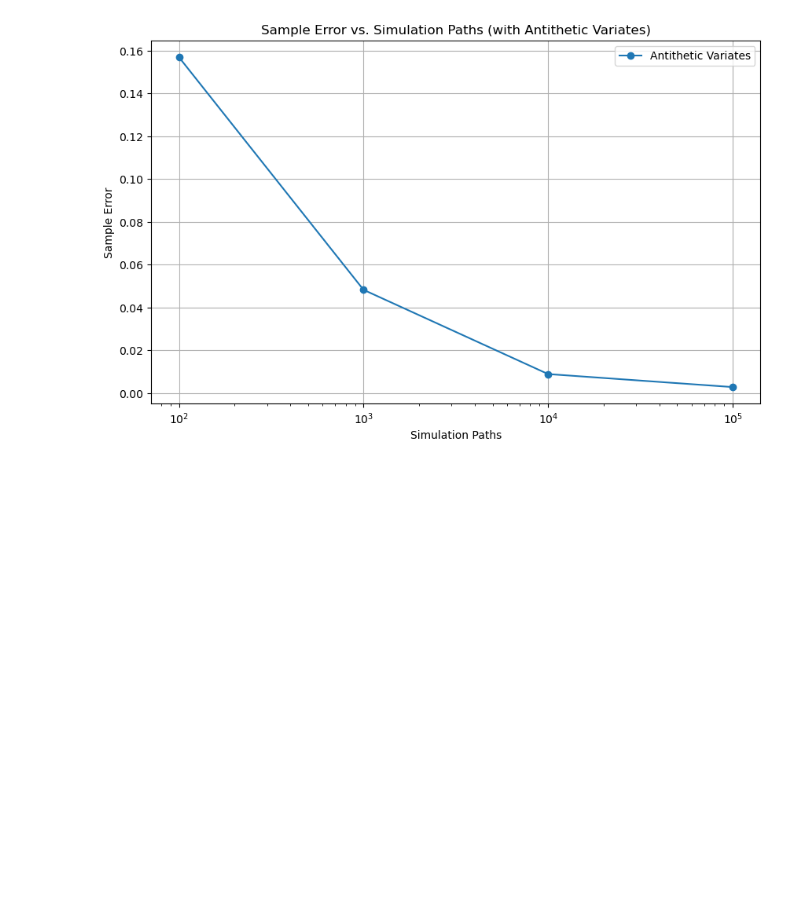
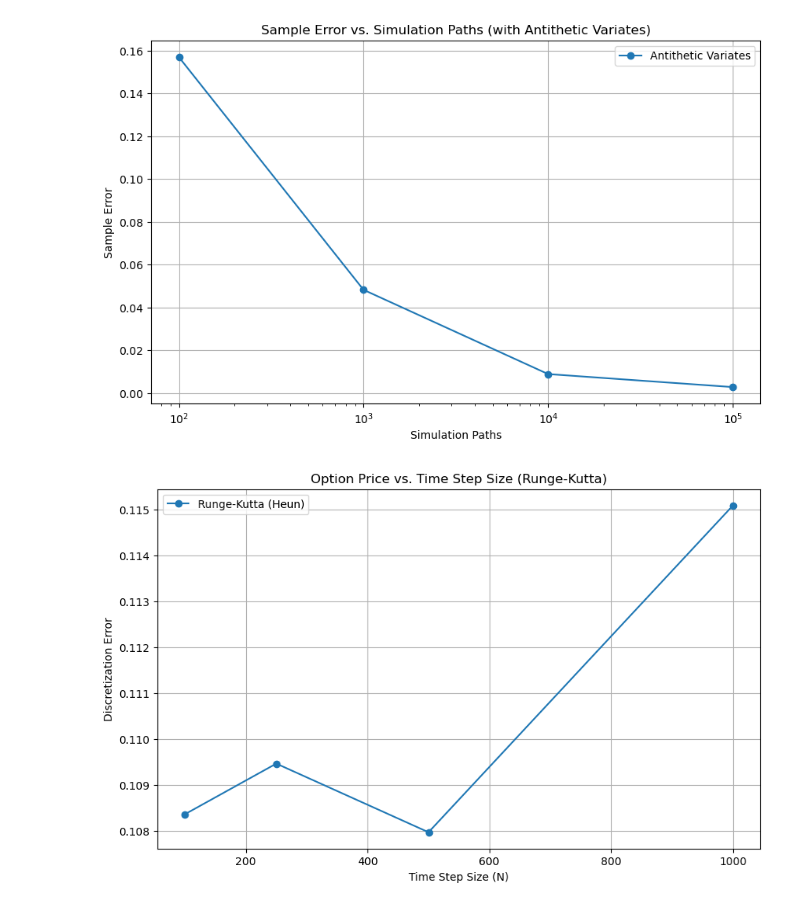
Before and after one commit to pontusbjorklid/Computational-Finance-Projects, a Jupyter notebook: MCpricing.ipynb, the cells around one changed output. Drawn from its saved outputs; the diff is of its cells as text; code cells hidden in the pictures; blank space fills up the shorter version.

Commit message:
Runge-kutta for discretiation

```diff
--- a/MCpricing.ipynb
+++ b/MCpricing.ipynb
@@ -286,3 +286,67 @@ plt.show()
 Simulation Paths: [100, 1000, 10000, 100000]
 Sample Errors with Antithetic Variates: [0.15697915413433894, 0.04828793861581171, 0.008928202478518998, 0.0028524112650958333]
 [figure]
+# %%
+### DISCRETIZATION ERROR WITH RUNGE-KUTTA ###
+
+# Function to simulate the option price using Runge-Kutta (Heun's method) with given time steps (N)
+def simulate_option_price_runge_kutta(N):
+    # Parameters for the CEV model
+    r = 0.1          # Risk-free rate
+    sigma = 0.25     # Volatility
+    gamma = 1        # Elasticity parameter (CEV parameter)
+    S0 = 14          # Initial value of the asset (e.g. stock price)
+    T = 0.5          # Time horizon
+    dt = T / N       # Time step size
+    n_simulations = int(1e5)  # Number of simulation paths
+    K = 15           # Strike price of the option
+
+    # Generate standard Brownian increments
+    dW = np.random.normal(0, np.sqrt(dt), (n_simulations, N))
+
+    # Simulate paths using Runge-Kutta 2nd order (Heun's method)
+    S = np.zeros((n_simulations, N + 1))
+    S[:, 0] = S0
+
+    for i in tqdm(range(N)):
+        S_current = S[:, i]
+
+        # Euler-Maruyama step (predictor)
+        drift = r * S_current
+        diffusion = sigma * S_current**gamma
+        S_predict = S_current + drift * dt + diffusion * dW[:, i]
+
+        # Drift and diffusion for the predictor step
+        drift_predict = r * S_predict
+        diffusion_predict = sigma * S_predict**gamma
+
+        # Heun's method (corrector)
+        S[:, i+1] = S_current + 0.5 * (drift + drift_predict) * dt + 0.5 * (diffusion + diffusion_predict) * dW[:, i]
+
+    # Compute the payoff at maturity
+    payoffs = np.maximum(S[:, -1] - K, 0)
+    mean_payoff = np.mean(payoffs)
+    call_option_price = np.exp(-r * T) * mean_payoff
+
+    # Exact price using Black-Scholes formula
+    F = bsexact(sigma, r, K, T, S0)
+
+    # Compute discretization error
+    discretization_error = abs(call_option_price - F)
+    return discretization_error
+
+# Run simulations with different time steps using Runge-Kutta (Heun's method)
+N_values = [100, 250, 500, 1000]
+discretization_errors_runge_kutta = [simulate_option_price_runge_kutta(N) for N in N_values]
+
+# Plot the discretization error as a function of the time step size
+plt.figure(figsize=(10, 6))
+plt.plot(N_values, discretization_errors_runge_kutta, 'o-', label='Runge-Kutta (Heun)')
+plt.title('Option Price vs. Time Step Size (Runge-Kutta)')
+plt.xlabel('Time Step Size (N)')
+plt.ylabel('Discretization Error')
+plt.grid(True)
+plt.legend()
+plt.show()
+# %% [output]
+[figure, added]
```
